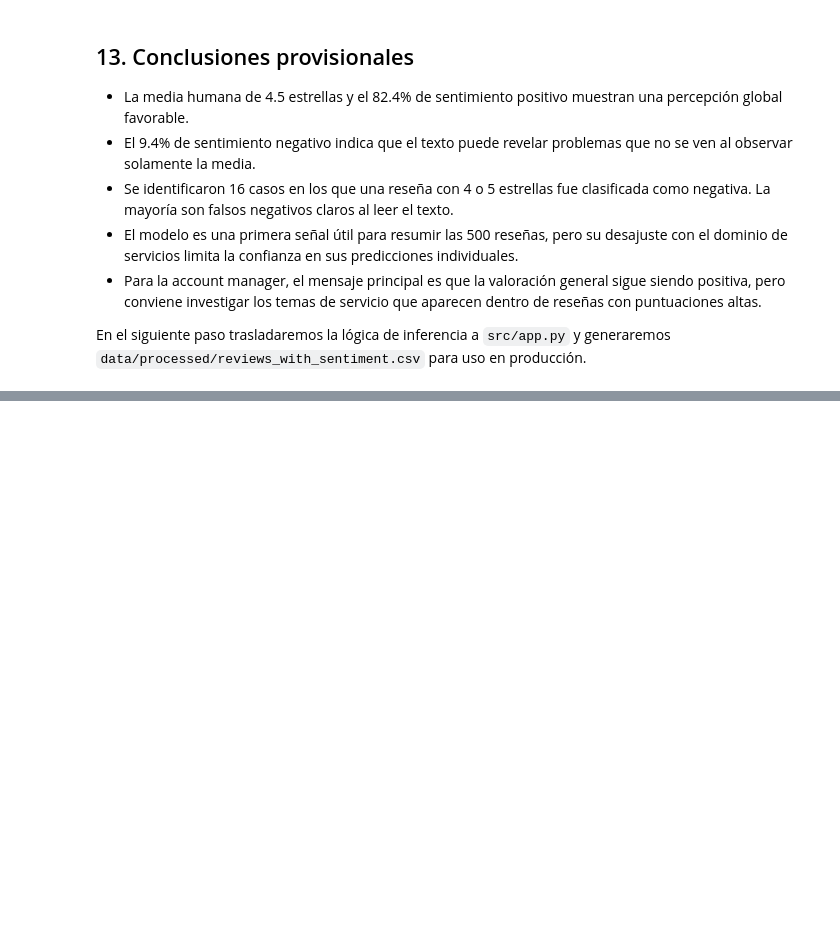
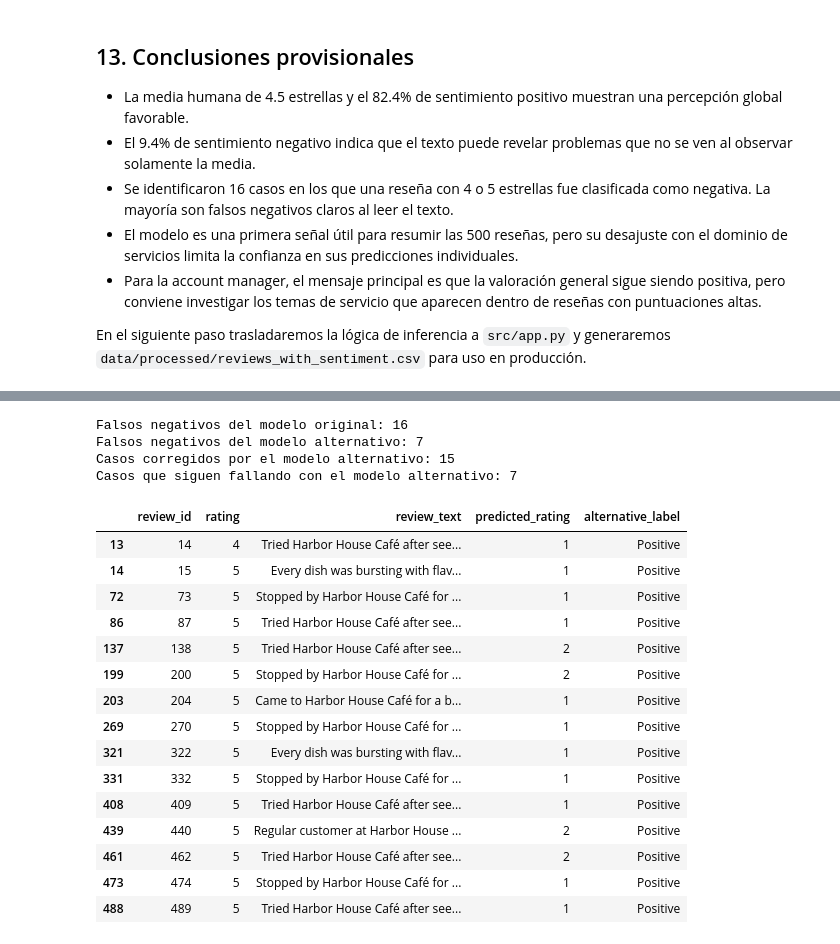
Before and after one commit to 4GeeksAcademy/CarlesSA92-WeLoveReviews, a Jupyter notebook: src/explore.ipynb, the cells around one changed output, grey strips where cells are left out. Saved outputs shown, nothing was run; the diff lists cells and outputs as text; code cells hidden in the pictures; blank space fills up the shorter version.

Commit message:
feat: compare alternative sentiment model

```diff
--- a/src/explore.ipynb
+++ b/src/explore.ipynb
@@ -367,0 +458,37 @@ En el siguiente paso trasladaremos la lógica de inferencia a `src/app.py` y gen
+# %%
+original_false_negatives = (reviews["rating"] >= 4) & (reviews["predicted_rating"] <= 2)
+alternative_false_negatives = (reviews["rating"] >= 4) & (reviews["alternative_rating"] <= 2)
+
+fixed_by_alternative = original_false_negatives & ~alternative_false_negatives
+still_false_negative = alternative_false_negatives
+
+print(f"Falsos negativos del modelo original: {original_false_negatives.sum()}")
+print(f"Falsos negativos del modelo alternativo: {alternative_false_negatives.sum()}")
+print(f"Casos corregidos por el modelo alternativo: {fixed_by_alternative.sum()}")
+print(f"Casos que siguen fallando con el modelo alternativo: {still_false_negative.sum()}")
+
+reviews.loc[
+    fixed_by_alternative,
+    ["review_id", "rating", "review_text", "predicted_rating", "alternative_label"],
+]
+# %% [output]
+Falsos negativos del modelo original: 16
+Falsos negativos del modelo alternativo: 7
+Casos corregidos por el modelo alternativo: 15
+Casos que siguen fallando con el modelo alternativo: 7
+|  | review_id | rating | review_text | predicted_rating | alternative_label |
+| 13 | 14 | 4 | Tried Harbor House Café after see... | 1 | Positive |
+| 14 | 15 | 5 | Every dish was bursting with flav... | 1 | Positive |
+| 72 | 73 | 5 | Stopped by Harbor House Café for ... | 1 | Positive |
+| 86 | 87 | 5 | Tried Harbor House Café after see... | 1 | Positive |
+| 137 | 138 | 5 | Tried Harbor House Café after see... | 2 | Positive |
+| 199 | 200 | 5 | Stopped by Harbor House Café for ... | 2 | Positive |
+| 203 | 204 | 5 | Came to Harbor House Café for a b... | 1 | Positive |
+| 269 | 270 | 5 | Stopped by Harbor House Café for ... | 1 | Positive |
+| 321 | 322 | 5 | Every dish was bursting with flav... | 1 | Positive |
+| 331 | 332 | 5 | Stopped by Harbor House Café for ... | 1 | Positive |
+| 408 | 409 | 5 | Tried Harbor House Café after see... | 1 | Positive |
+| 439 | 440 | 5 | Regular customer at Harbor House ... | 2 | Positive |
+| 461 | 462 | 5 | Tried Harbor House Café after see... | 2 | Positive |
+| 473 | 474 | 5 | Stopped by Harbor House Café for ... | 1 | Positive |
+| 488 | 489 | 5 | Tried Harbor House Café after see... | 1 | Positive |
```
Also changed, not shown: parts of 5 cells of this notebook.
